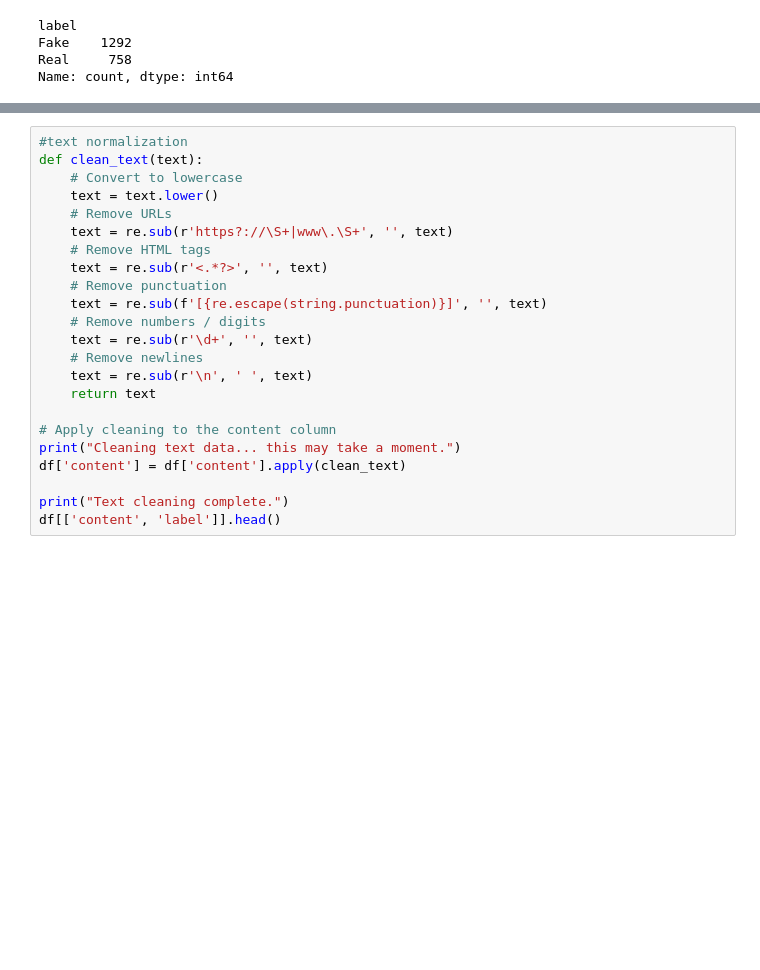
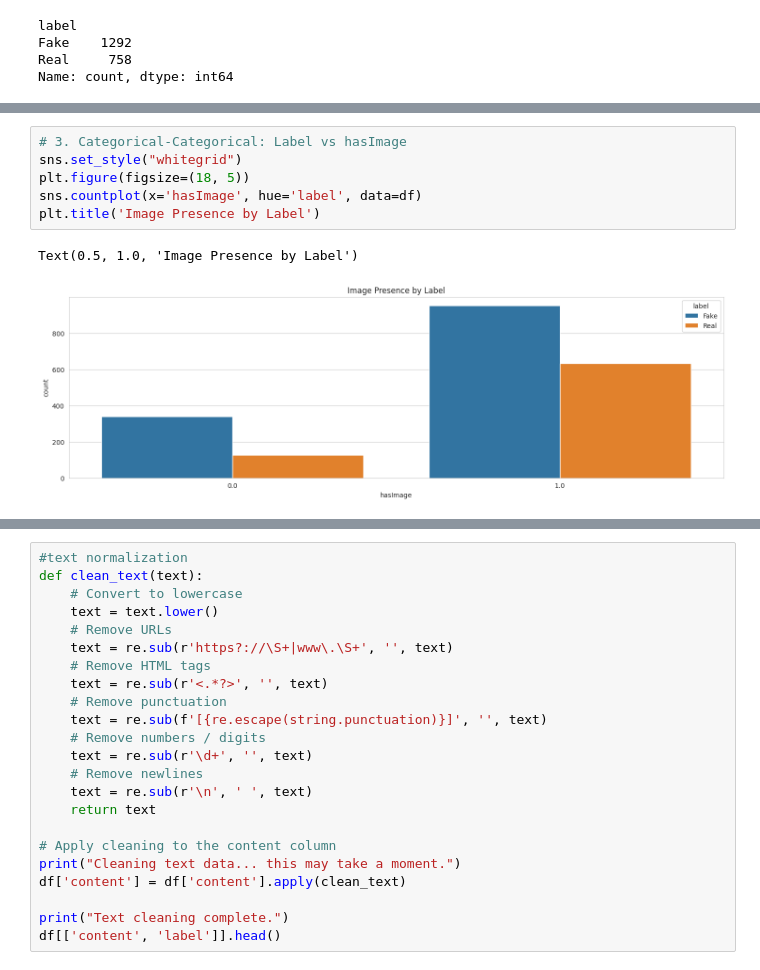
Before and after one commit to JAY0890/DS_PROJECT, a Jupyter notebook: fake_news_detector.ipynb, the cells around one changed output, grey strips where cells are left out. Saved outputs shown, nothing was run; the diff lists cells and outputs as text; blank space fills up the shorter version.

```diff
--- a/fake_news_detector.ipynb
+++ b/fake_news_detector.ipynb
@@ -93,0 +121,9 @@ Name: count, dtype: int64
+# %%
+# 3. Categorical-Categorical: Label vs hasImage
+sns.set_style("whitegrid")
+plt.figure(figsize=(18, 5))
+sns.countplot(x='hasImage', hue='label', data=df)
+plt.title('Image Presence by Label')
+# %% [output]
+Text(0.5, 1.0, 'Image Presence by Label')
+[figure, added]
```
Also changed, not shown: parts of 9 cells of this notebook.
